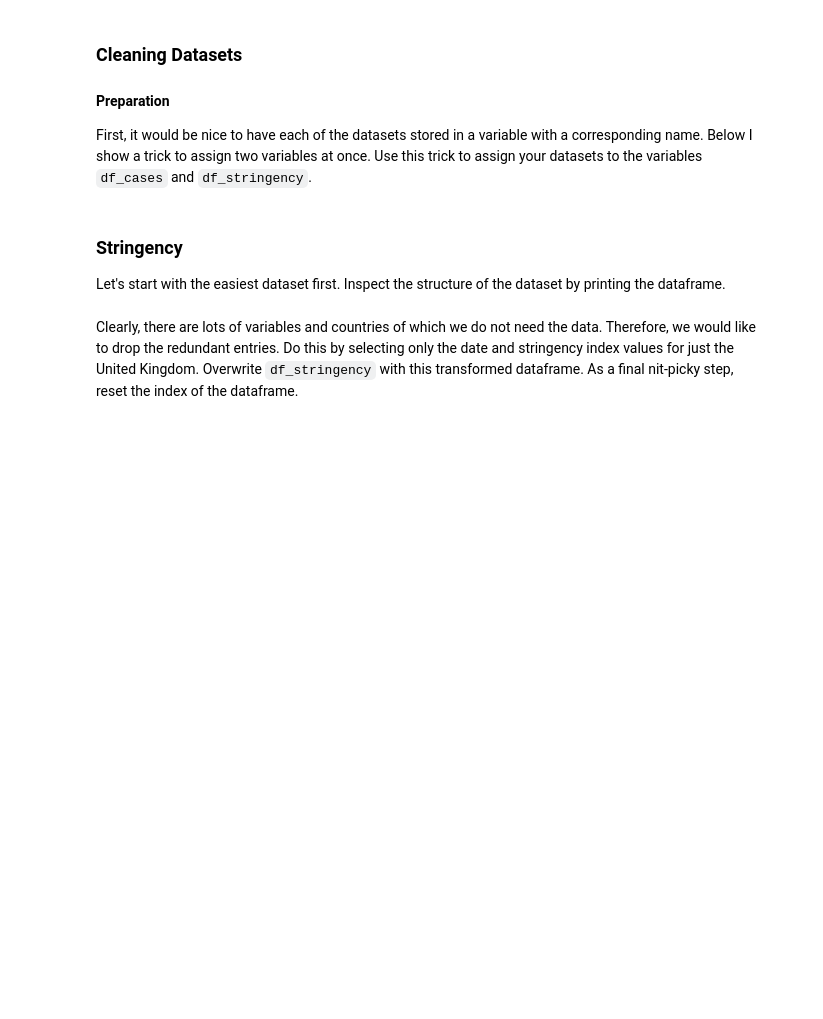
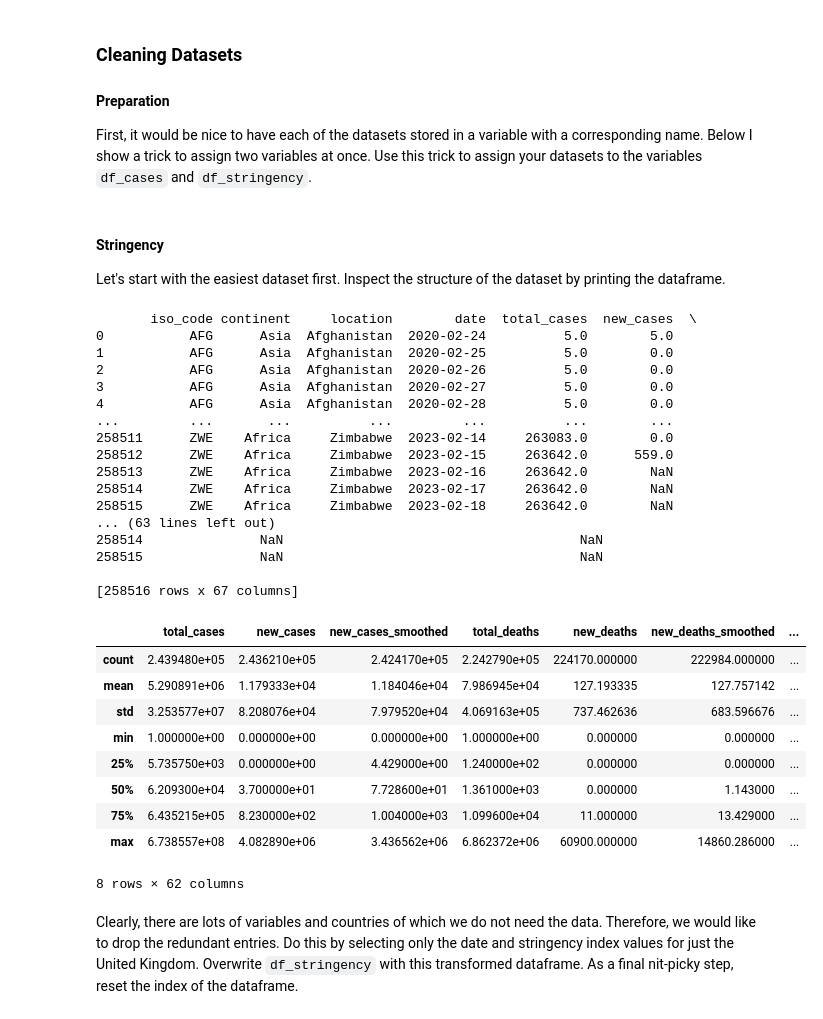
Before and after one commit to Py4Econ2023/COVID-Social-Cost, a Jupyter notebook: covid_happiness.ipynb, the cells around one changed output. Saved outputs shown, nothing was run; the diff lists cells and outputs as text; code cells hidden in the pictures; blank space fills up the shorter version.

```diff
--- a/covid_happiness.ipynb
+++ b/covid_happiness.ipynb
@@ -84,12 +83,13 @@ Once you have downloaded the datasets, you can upload one of them to to Colabs b
 uploaded = files.upload()
 
 # This command stores the filenames in a list.
-filenames = uploaded.keys()
+filenames = list(uploaded.keys())
 
 # This command selects the filename of the first file in the files you uploaded.
 filename = filenames[0]
 
 # This command stores a dataset in a variable as a Pandas dataframe.
-dataset = pd.DataFrame(io.BytesIO(uploaded[filename]))
+dataset = pd.read_csv(filename)
 
 # TODO - Create and call the function.
+print(dataset)
@@ -98,10 +101,9 @@ dataset = pd.DataFrame(io.BytesIO(uploaded[filename]))
 #### Preparation
 First, it would be nice to have each of the datasets stored in a variable with a corresponding name. Below I show a trick to assign two variables at once. Use this trick to assign your datasets to the variables ``df_cases`` and ``df_stringency``.
 # %%
-lse, ucl = ["awesome", "mwa"]
+df_stringency = dataset
 
 # TODO - Replicate the trick with the variable names given.
 # %% [markdown]
-
-### Stringency
+#### Stringency
 Let's start with the easiest dataset first. Inspect the structure of the dataset by printing the dataframe.
@@ -110,2 +110,42 @@ Let's start with the easiest dataset first. Inspect the structure of the dataset
+# %%
+# TODO - print the dataframe and inspect the structure.
+print(df_stringency)
+
+#Print the first 5 rows of the stringency dataset
+df_stringency.head()
+
+#Print the last 5 rows of the dataset
+df_stringency.tail()
+
+#Print the description of the stringency dataset
+df_stringency.describe()
+# %% [output]
+       iso_code continent     location        date  total_cases  new_cases  \
+0           AFG      Asia  Afghanistan  2020-02-24          5.0        5.0
+1           AFG      Asia  Afghanistan  2020-02-25          5.0        0.0
+2           AFG      Asia  Afghanistan  2020-02-26          5.0        0.0
+3           AFG      Asia  Afghanistan  2020-02-27          5.0        0.0
+4           AFG      Asia  Afghanistan  2020-02-28          5.0        0.0
+...         ...       ...          ...         ...          ...        ...
+258511      ZWE    Africa     Zimbabwe  2023-02-14     263083.0        0.0
+258512      ZWE    Africa     Zimbabwe  2023-02-15     263642.0      559.0
+258513      ZWE    Africa     Zimbabwe  2023-02-16     263642.0        NaN
+258514      ZWE    Africa     Zimbabwe  2023-02-17     263642.0        NaN
+258515      ZWE    Africa     Zimbabwe  2023-02-18     263642.0        NaN
+... (63 lines left out)
+258514               NaN                                      NaN
+258515               NaN                                      NaN
+
+[258516 rows x 67 columns]
+|  | total_cases | new_cases | new_cases_smoothed | total_deaths | new_deaths | new_deaths_smoothed | ... |
+| count | 2.439480e+05 | 2.436210e+05 | 2.424170e+05 | 2.242790e+05 | 224170.000000 | 222984.000000 | ... |
+| mean | 5.290891e+06 | 1.179333e+04 | 1.184046e+04 | 7.986945e+04 | 127.193335 | 127.757142 | ... |
+| std | 3.253577e+07 | 8.208076e+04 | 7.979520e+04 | 4.069163e+05 | 737.462636 | 683.596676 | ... |
+| min | 1.000000e+00 | 0.000000e+00 | 0.000000e+00 | 1.000000e+00 | 0.000000 | 0.000000 | ... |
+| 25% | 5.735750e+03 | 0.000000e+00 | 4.429000e+00 | 1.240000e+02 | 0.000000 | 0.000000 | ... |
+| 50% | 6.209300e+04 | 3.700000e+01 | 7.728600e+01 | 1.361000e+03 | 0.000000 | 1.143000 | ... |
+| 75% | 6.435215e+05 | 8.230000e+02 | 1.004000e+03 | 1.099600e+04 | 11.000000 | 13.429000 | ... |
+| max | 6.738557e+08 | 4.082890e+06 | 3.436562e+06 | 6.862372e+06 | 60900.000000 | 14860.286000 | ... |
+8 rows × 62 columns
 # %% [markdown]
 Clearly, there are lots of variables and countries of which we do not need the data. Therefore, we would like to drop the redundant entries. Do this by selecting only the date and stringency index values for just the United Kingdom. Overwrite ``df_stringency`` with this transformed dataframe. As a final nit-picky step, reset the index of the dataframe.
```
Also changed, not shown: parts of 14 cells of this notebook.
